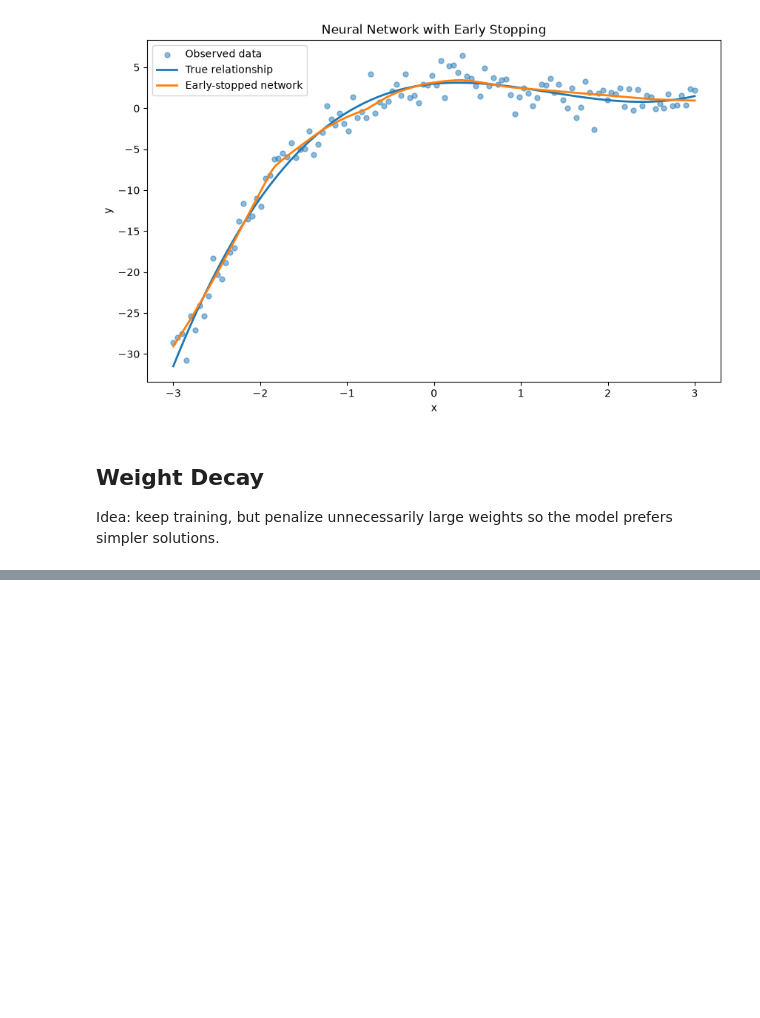
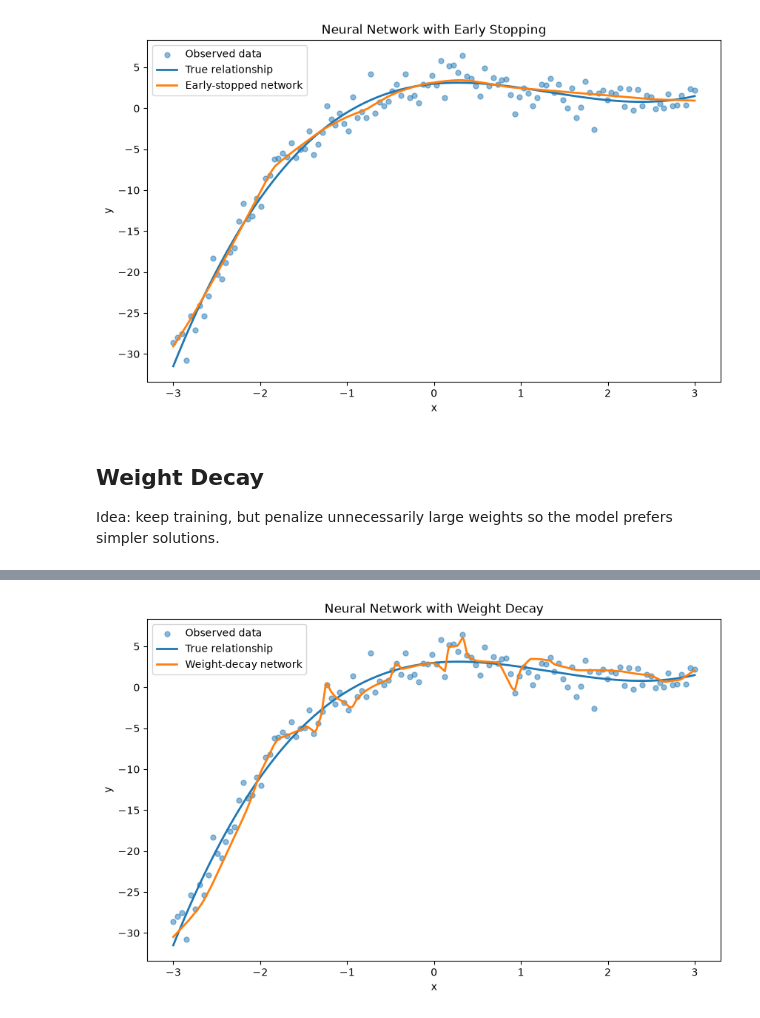
Before and after one commit to dmurray-data/deep-learning-tabular, a Jupyter notebook: notebooks/multilayer_neural_network.ipynb, the cells around one changed output, grey strips where cells are left out. Saved outputs shown, nothing was run; the diff lists cells and outputs as text; code cells hidden in the pictures; blank space fills up the shorter version.

Commit message:
move saved runs to cpu and plot weight decay training runs

```diff
--- a/notebooks/multilayer_neural_network.ipynb
+++ b/notebooks/multilayer_neural_network.ipynb
@@ -787,0 +788,40 @@ Epoch 1400 | Train Loss: 0.5989 | Val Loss: 3.0923
+# %%
+large_model.eval()
+
+with torch.no_grad():
+    y_weight_decay = large_model(
+        x_plot.to(device)
+    ).cpu()
+# %%
+plt.figure(figsize=(10, 6))
+
+plt.scatter(
+    x_overfit.numpy(),
+    y_overfit.numpy(),
+    s=25,
+    alpha=0.5,
+    label="Observed data"
+)
+
+plt.plot(
+    x_plot.numpy(),
+    y_true.numpy(),
+    linewidth=2,
+    label="True relationship"
+)
+
+plt.plot(
+    x_plot.numpy(),
+    y_weight_decay.numpy(),
+    linewidth=2,
+    label="Weight-decay network"
+)
+
+plt.xlabel("x")
+plt.ylabel("y")
+plt.title("Neural Network with Weight Decay")
+plt.legend()
+
+plt.show()
+# %% [output]
+[figure, added]
```
Also changed, not shown: parts of 1 cell of this notebook.
